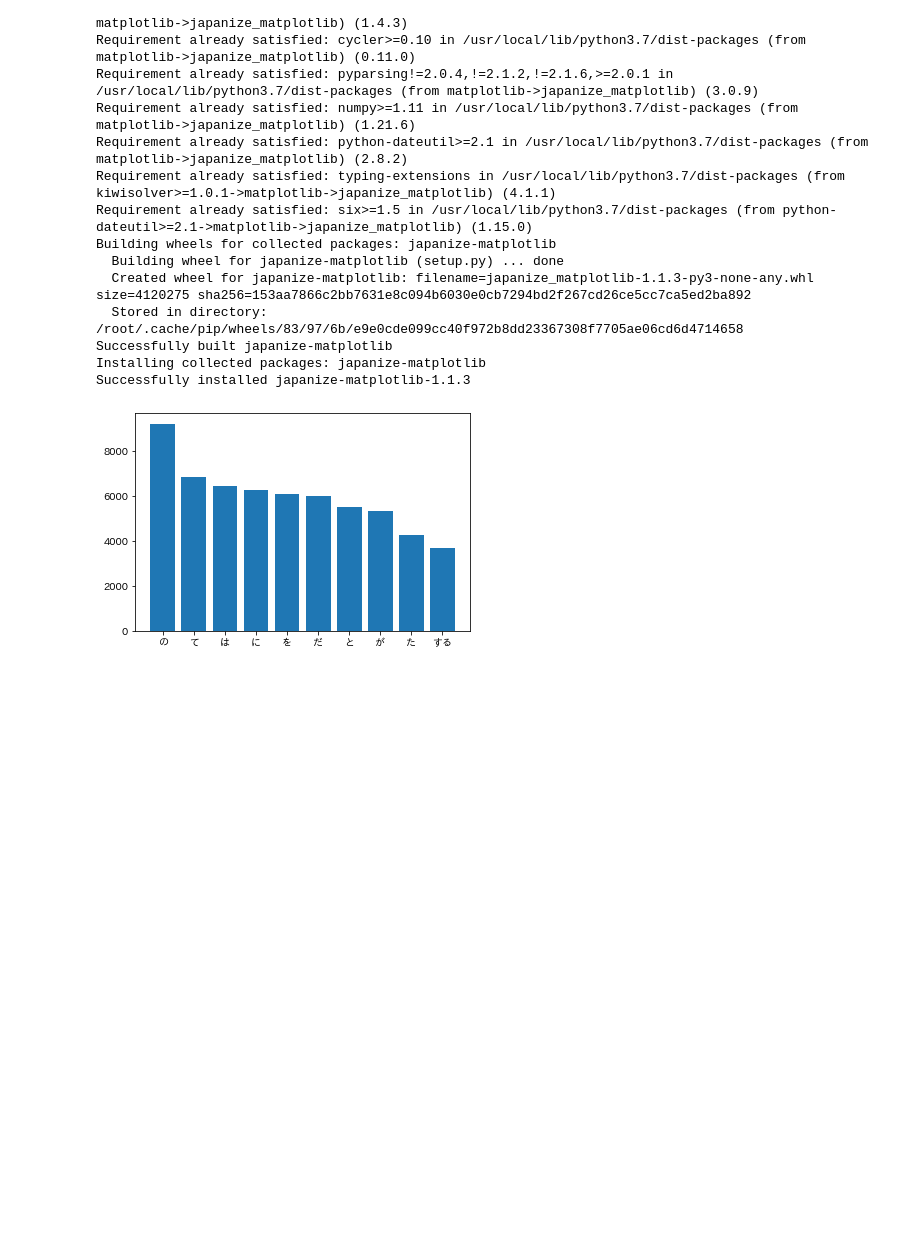
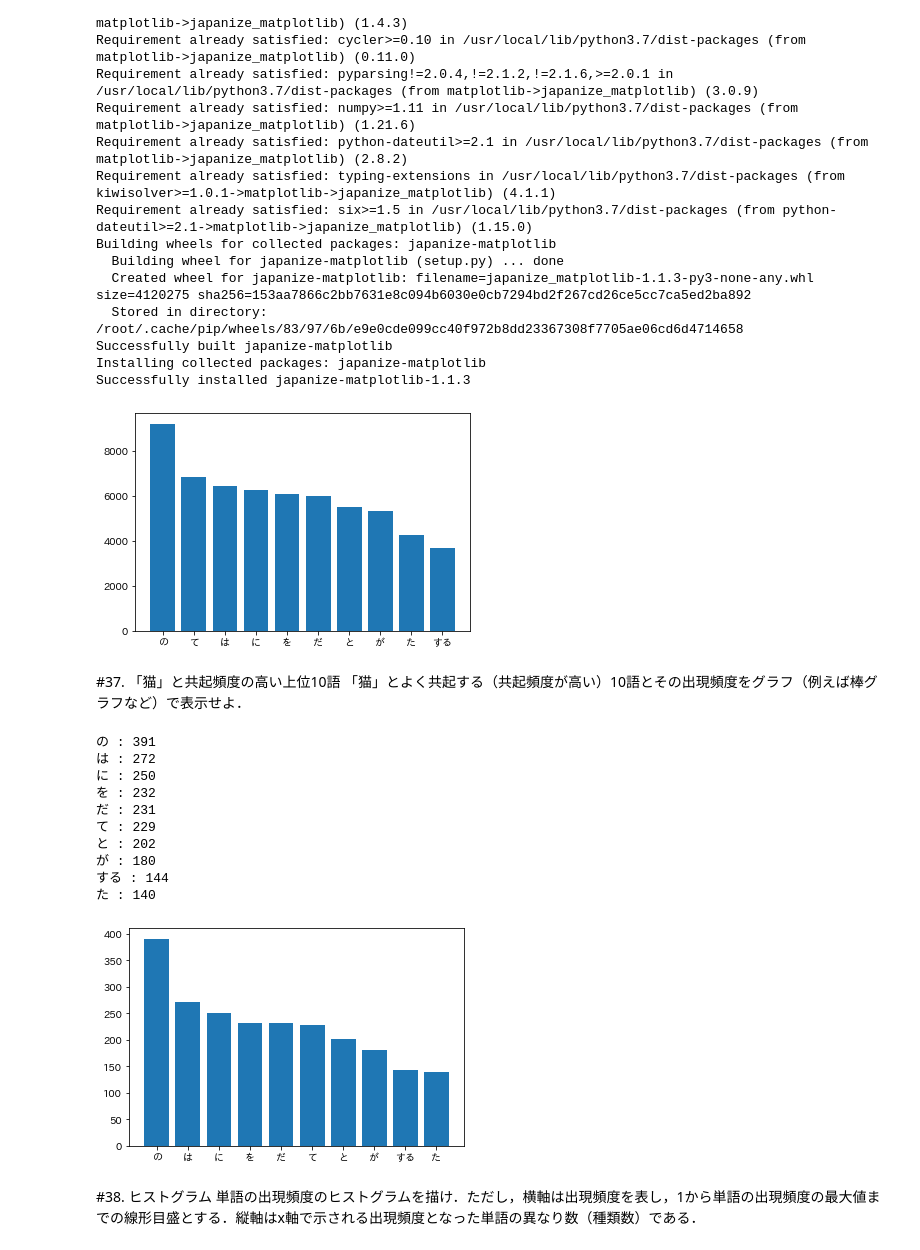
Before and after one commit to citrus1998/nlp100_with_alpha, a Jupyter notebook: nlp100_4.ipynb, the cells around one changed output. Drawn from its saved outputs; the diff is of its cells as text; code cells hidden in the pictures; blank space fills up the shorter version.

```diff
--- a/nlp100_4.ipynb
+++ b/nlp100_4.ipynb
@@ -237,3 +237,40 @@ plt.bar(x, y)
 plt.show()
 # %% [output]
 [figure]
+# %% [markdown]
+#37. 「猫」と共起頻度の高い上位10語
+「猫」とよく共起する（共起頻度が高い）10語とその出現頻度をグラフ（例えば棒グラフなど）で表示せよ．
+# %%
+from collections import defaultdict
+
+dic = defaultdict(int)
+for s in sentences:
+  if len([m for m in s if m['surface'] == '猫']) != 0:
+   for i, m in enumerate(s):
+     if m['pos'] != '記号':
+       dic[m['base']] += 1
+
+del dic['猫']
+dic = sorted(dic.items(), key=lambda k: k[1], reverse=True)
+
+for k, v in dic[:10]:
+  print(k, ':', v)
+
+x, y = zip(*dic[:10])
+plt.bar(x, y)
+plt.show()
+# %% [output]
+の : 391
+は : 272
+に : 250
+を : 232
+だ : 231
+て : 229
+と : 202
+が : 180
+する : 144
+た : 140
+[figure, added]
+# %% [markdown]
+#38. ヒストグラム
+単語の出現頻度のヒストグラムを描け．ただし，横軸は出現頻度を表し，1から単語の出現頻度の最大値までの線形目盛とする．縦軸はx軸で示される出現頻度となった単語の異なり数（種類数）である．
```
